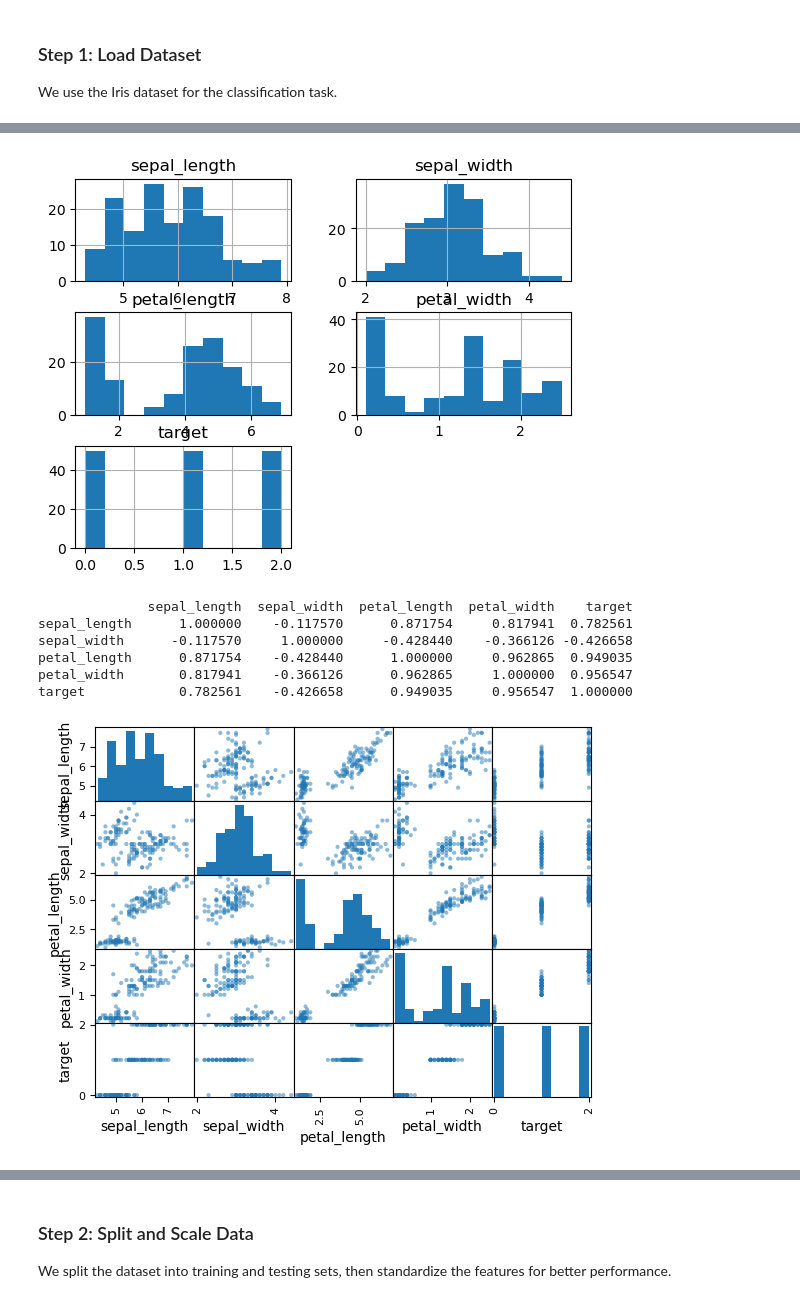
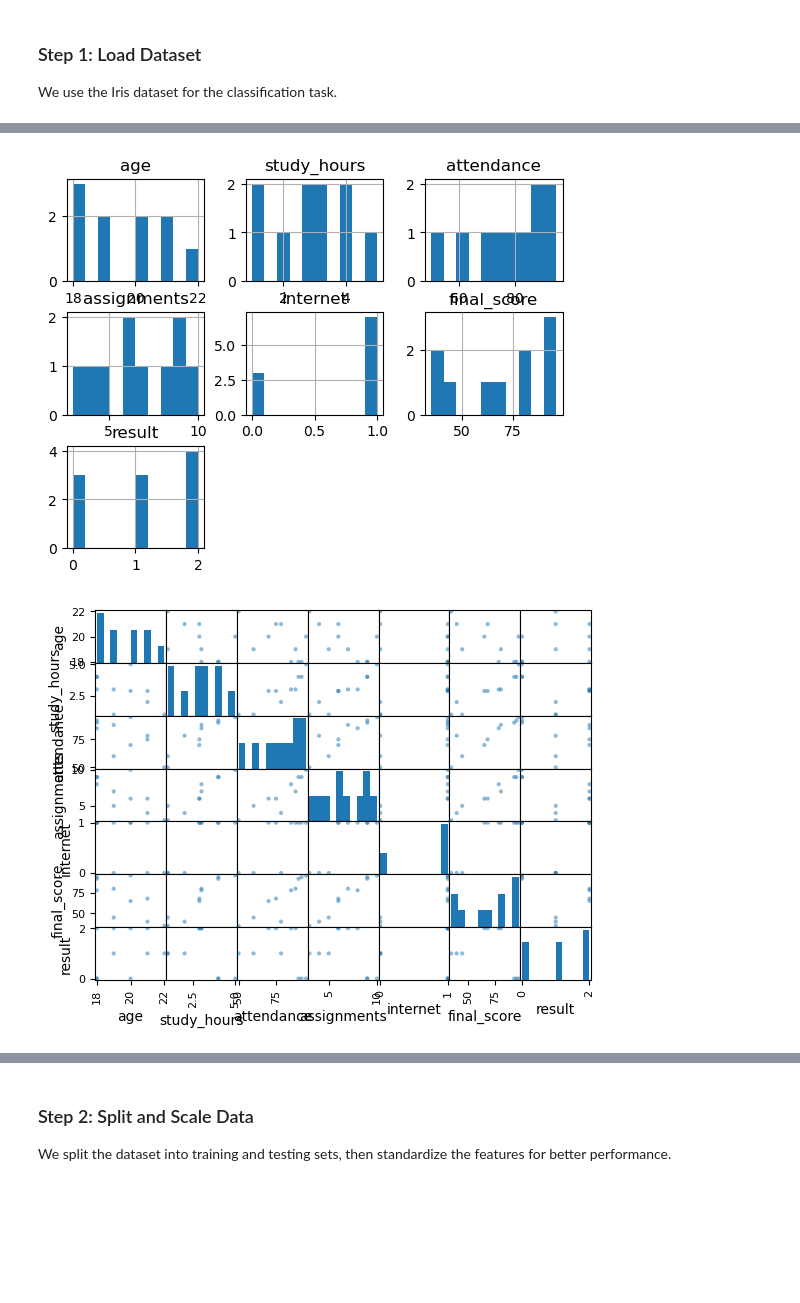
Before and after one commit to SugguSCH/Machine-Learning, a Jupyter notebook: Lab8/Lab8 Evaluation.ipynb, the cells around one changed output, grey strips where cells are left out. Drawn from its saved outputs; the diff is of its cells as text; code cells hidden in the pictures; blank space fills up the shorter version.

```diff
--- a/Lab8/Lab8 Evaluation.ipynb
+++ b/Lab8/Lab8 Evaluation.ipynb
@@ -370,14 +369,22 @@ We use the Iris dataset for the classification task.
 # Load the data
 # -------------------------------
 # Your code here
-CSV_PATH = 'iris_dataset.csv'
+CSV_PATH = 'student_dataset.csv'
 df2 = pd.read_csv(CSV_PATH)
 print(df2.info()) # ดูประเภทข้อมูล
 print(df2.describe()) # ดูสถิติเบื้องต้น
 print()
 print(df2.isna().sum()) # นับจำนวนค่าว่าง (Missing Values) ในแต่ละคอลัมน์
-df2["petal_width"].fillna(df2["petal_width"].mean(), inplace=True)
+df2["study_hours"].fillna(df2["study_hours"].mean(), inplace=True)
+df2["attendance"].fillna(df2["attendance"].mean(), inplace=True)
 # -------------------------------
+from sklearn.preprocessing import LabelEncoder
+
+le = LabelEncoder()
+
+df2['internet'] = le.fit_transform(df2['internet'])
+df2['result'] = le.fit_transform(df2['result'])
+
 
 # Show the first 5 rows of the dataset
 # -------------------------------
@@ -417,24 +430,18 @@ For example, when doing 'df[col].method(value, inplace=True)', try using 'df.met
 # %%
 import matplotlib.pyplot as plt
 
 # 1. ดูการกระจายตัวของข้อมูลแต่ละคอลัมน์
 df2.hist()
 plt.show()
 
 # 2. ดูค่าสหสัมพันธ์ (Correlation Matrix) เพื่อหาตัวแปรที่ซ้ำซ้อน
-print(df2.corr())
+df2.corr()
 
 # 3. พล็อตกราฟ Scatter Matrix เพื่อดูความสัมพันธ์แบบคู่ (Pairwise)
 pd.plotting.scatter_matrix(df2)
 plt.show()
 # %% [output]
-[figure, old version]
+[figure, new version]
-              sepal_length  sepal_width  petal_length  petal_width    target
-sepal_length      1.000000    -0.117570      0.871754     0.817941  0.782561
-sepal_width      -0.117570     1.000000     -0.428440    -0.366126 -0.426658
-petal_length      0.871754    -0.428440      1.000000     0.962865  0.949035
-petal_width       0.817941    -0.366126      0.962865     1.000000  0.956547
-target            0.782561    -0.426658      0.949035     0.956547  1.000000
-[figure, old version]
+[figure, new version]
 # %%
 # Split the data into features and target
```
Also changed, not shown: parts of 17 cells of this notebook, 5 other files.
